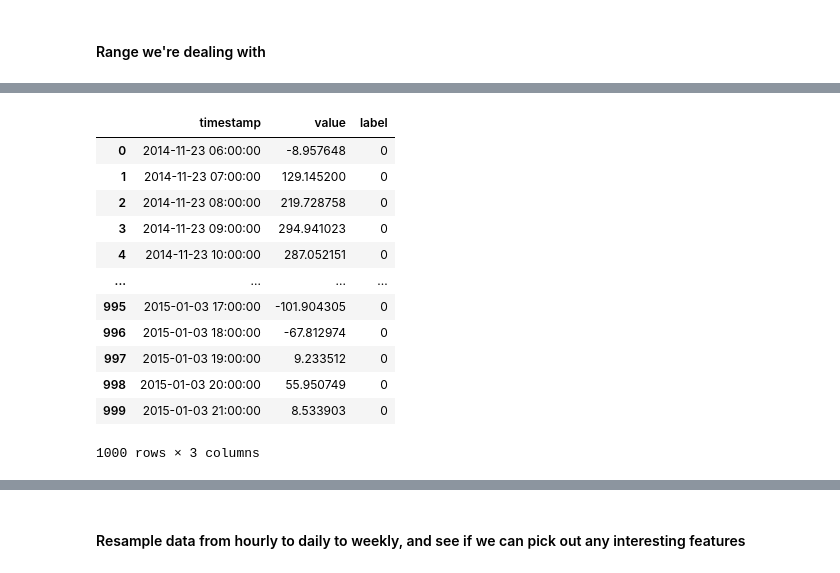
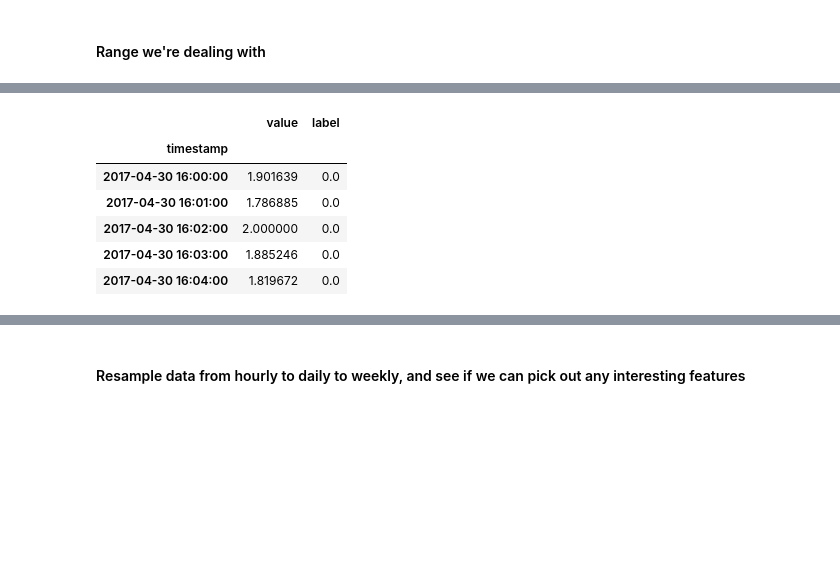
Before and after one commit to m3madadi/datadays, a Jupyter notebook: eda.ipynb, the cells around one changed output, grey strips where cells are left out. Saved outputs shown, nothing was run; the diff lists cells and outputs as text; code cells hidden in the pictures; blank space fills up the shorter version.

```diff
--- a/eda.ipynb
+++ b/eda.ipynb
@@ -31,11 +50,7 @@ ModuleNotFoundError: No module named 'holoviews'
 # %%
 # Merging all files and making the dataframe
-#df = pd.concat(map(pd.read_csv, glob.glob(os.path.join("./data" , "*.csv"))), ignore_index= True)
-df = pd.read_csv('0.csv')
+# df = pd.concat(map(pd.read_csv, glob.glob(os.path.join("./data" , "*.csv"))), ignore_index= True)
+df = pd.read_csv('data/0.csv')
 df['timestamp'] = pd.to_datetime(df['timestamp'], unit='s')
-
-# Check the existent of nan values
-if df['value'].isna().sum() != 0 :
-    df['value'] = fill_mising_values(df['value'])
-else:
-    print("No missing value")
+df = df.set_index('timestamp')
+df = df.asfreq(freq='T')
@@ -44,4 +56,0 @@ No missing value
-# %%
-# Too long time series not supported
-df = df.head(1000)
-df
@@ -62,10 +57,11 @@ df
+# %%
+# tmp_df = df.resample('H').mean().interpolate()
+tmp_df = df.interpolate()
 # %% [markdown]
 #### Range we're dealing with
 # %%
-tmp_df = df
-tmp_df['timestamp'] = pd.to_datetime(tmp_df['timestamp'])
-print('Start: ',tmp_df['timestamp'].min())
-print('End: ',tmp_df['timestamp'].max())
-print('Days: ',(tmp_df['timestamp'].max() - tmp_df['timestamp'].min()))
-tmp_df
+print('Start: ',tmp_df.index.min())
+print('End: ',tmp_df.index.max())
+print('Days: ',(tmp_df.index.max() - tmp_df.index.min()))
+tmp_df.head()
 # %% [output]
@@ -75,13 +71,7 @@ Days:  41 days 15:00:00
-|  | timestamp | value | label |
-| 0 | 2014-11-23 06:00:00 | -8.957648 | 0 |
-| 1 | 2014-11-23 07:00:00 | 129.145200 | 0 |
-| 2 | 2014-11-23 08:00:00 | 219.728758 | 0 |
-| 3 | 2014-11-23 09:00:00 | 294.941023 | 0 |
-| 4 | 2014-11-23 10:00:00 | 287.052151 | 0 |
-| ... | ... | ... | ... |
-| 995 | 2015-01-03 17:00:00 | -101.904305 | 0 |
-| 996 | 2015-01-03 18:00:00 | -67.812974 | 0 |
-| 997 | 2015-01-03 19:00:00 | 9.233512 | 0 |
-| 998 | 2015-01-03 20:00:00 | 55.950749 | 0 |
-| 999 | 2015-01-03 21:00:00 | 8.533903 | 0 |
+|  | value | label |
+| timestamp |  |  |
+| 2017-04-30 16:00:00 | 1.901639 | 0.0 |
+| 2017-04-30 16:01:00 | 1.786885 | 0.0 |
+| 2017-04-30 16:02:00 | 2.000000 | 0.0 |
+| 2017-04-30 16:03:00 | 1.885246 | 0.0 |
+| 2017-04-30 16:04:00 | 1.819672 | 0.0 |
-1000 rows × 3 columns
```
Also changed, not shown: parts of 21 cells of this notebook, 1 other file.
